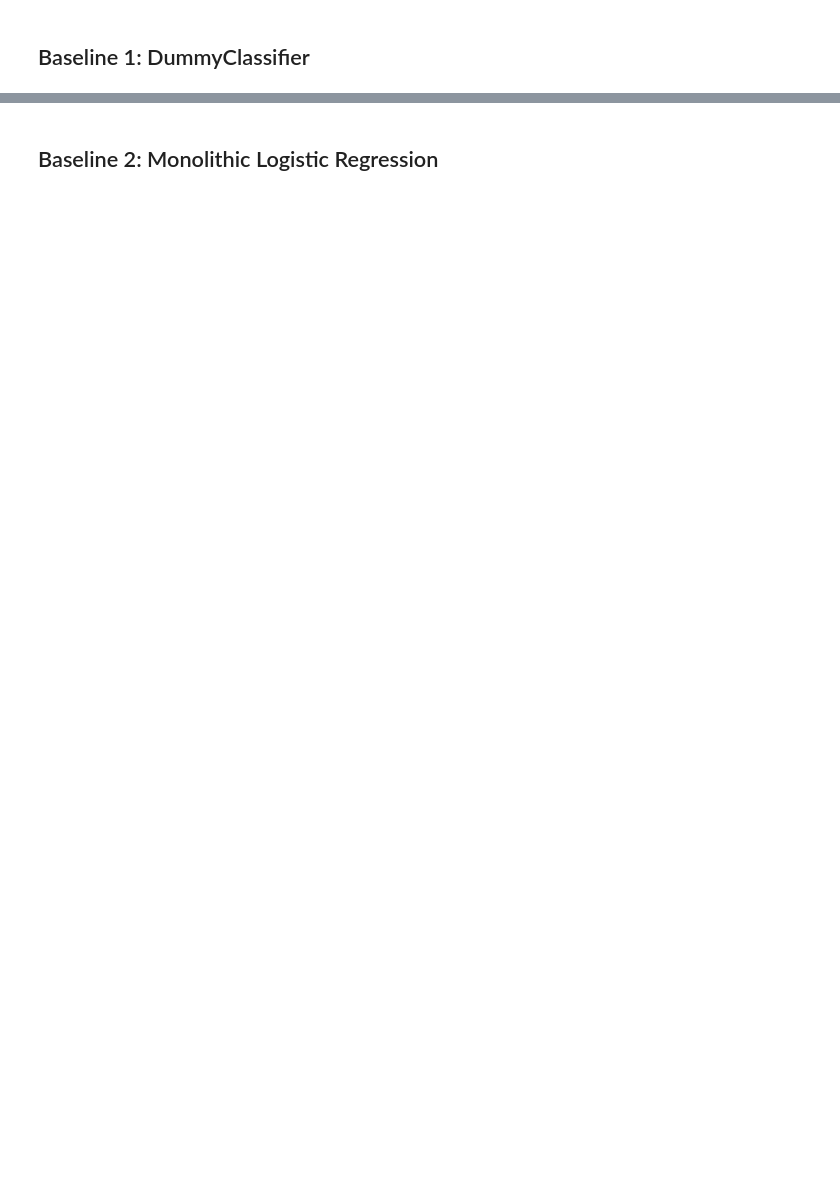
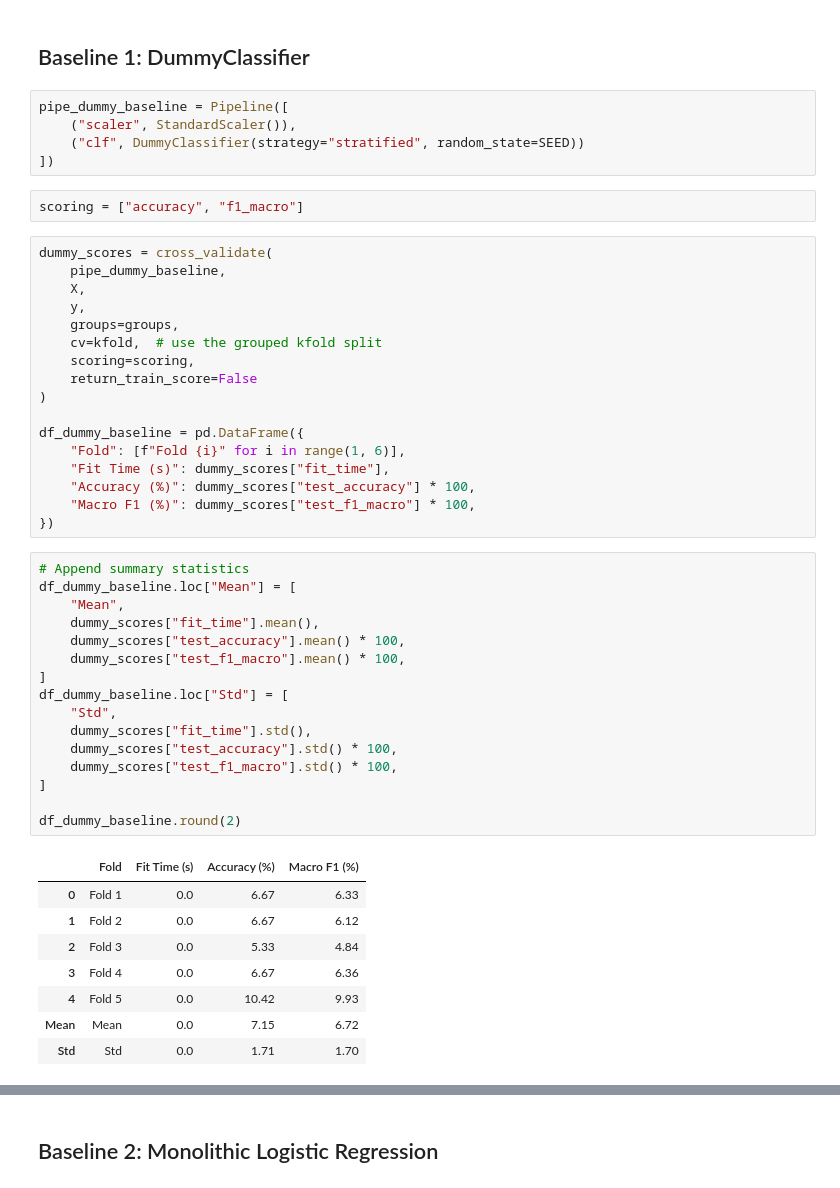
Before and after one commit to 1abhisheknigam/my-ai, a Jupyter notebook: speech-emotion-router/notebooks/02_baseline_model.ipynb, the cells around one changed output, grey strips where cells are left out. Drawn from its saved outputs; the diff is of its cells as text; blank space fills up the shorter version.

```diff
--- a/speech-emotion-router/notebooks/02_baseline_model.ipynb
+++ b/speech-emotion-router/notebooks/02_baseline_model.ipynb
@@ -214,2 +273,51 @@ memory usage: 292.6 KB
 # %% [markdown]
 ## Baseline 1: DummyClassifier
+# %%
+pipe_dummy_baseline = Pipeline([
+    ("scaler", StandardScaler()),
+    ("clf", DummyClassifier(strategy="stratified", random_state=SEED))
+])
+# %%
+scoring = ["accuracy", "f1_macro"]
+# %%
+dummy_scores = cross_validate(
+    pipe_dummy_baseline,
+    X,
+    y,
+    groups=groups,
+    cv=kfold,  # use the grouped kfold split
+    scoring=scoring,
+    return_train_score=False
+)
+
+df_dummy_baseline = pd.DataFrame({
+    "Fold": [f"Fold {i}" for i in range(1, 6)],
+    "Fit Time (s)": dummy_scores["fit_time"],
+    "Accuracy (%)": dummy_scores["test_accuracy"] * 100,
+    "Macro F1 (%)": dummy_scores["test_f1_macro"] * 100,
+})
+# %%
+# Append summary statistics
+df_dummy_baseline.loc["Mean"] = [
+    "Mean",
+    dummy_scores["fit_time"].mean(),
+    dummy_scores["test_accuracy"].mean() * 100,
+    dummy_scores["test_f1_macro"].mean() * 100,
+]
+df_dummy_baseline.loc["Std"] = [
+    "Std",
+    dummy_scores["fit_time"].std(),
+    dummy_scores["test_accuracy"].std() * 100,
+    dummy_scores["test_f1_macro"].std() * 100,
+]
+
+df_dummy_baseline.round(2)
+# %% [output]
+|  | Fold | Fit Time (s) | Accuracy (%) | Macro F1 (%) |
+| 0 | Fold 1 | 0.0 | 6.67 | 6.33 |
+| 1 | Fold 2 | 0.0 | 6.67 | 6.12 |
+| 2 | Fold 3 | 0.0 | 5.33 | 4.84 |
+| 3 | Fold 4 | 0.0 | 6.67 | 6.36 |
+| 4 | Fold 5 | 0.0 | 10.42 | 9.93 |
+| Mean | Mean | 0.0 | 7.15 | 6.72 |
+| Std | Std | 0.0 | 1.71 | 1.70 |
```
Also changed, not shown: parts of 27 cells of this notebook, 1 other file.
